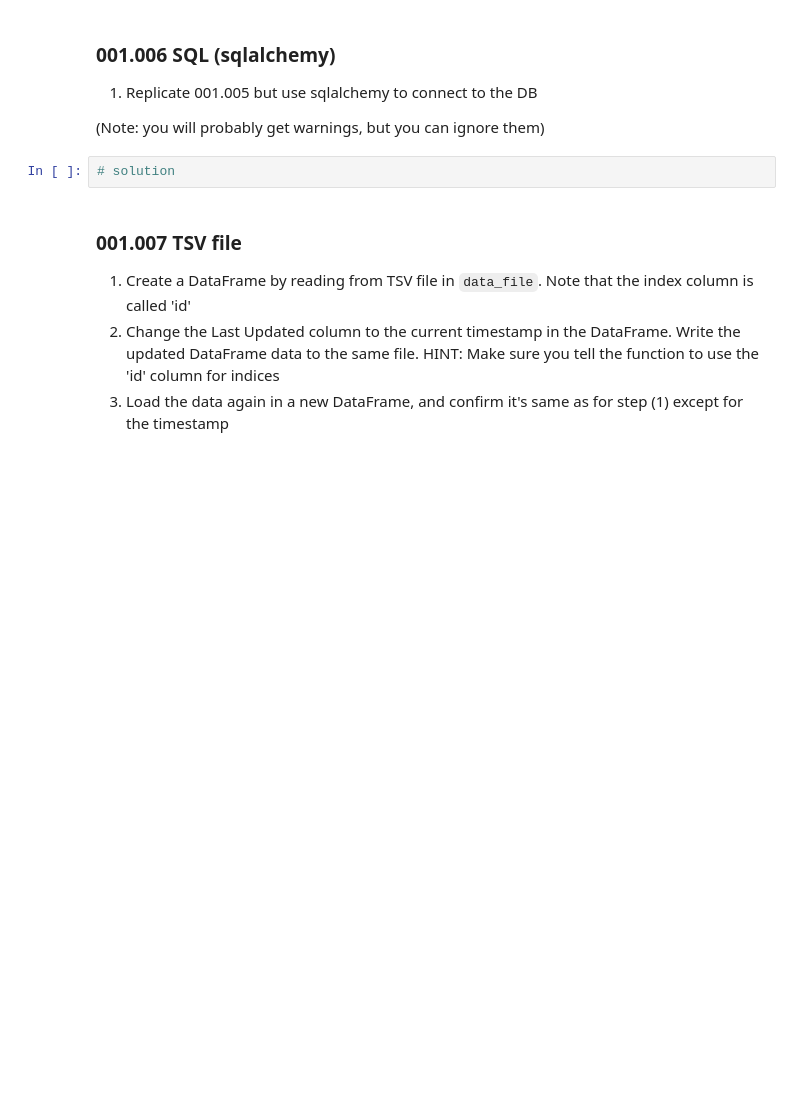
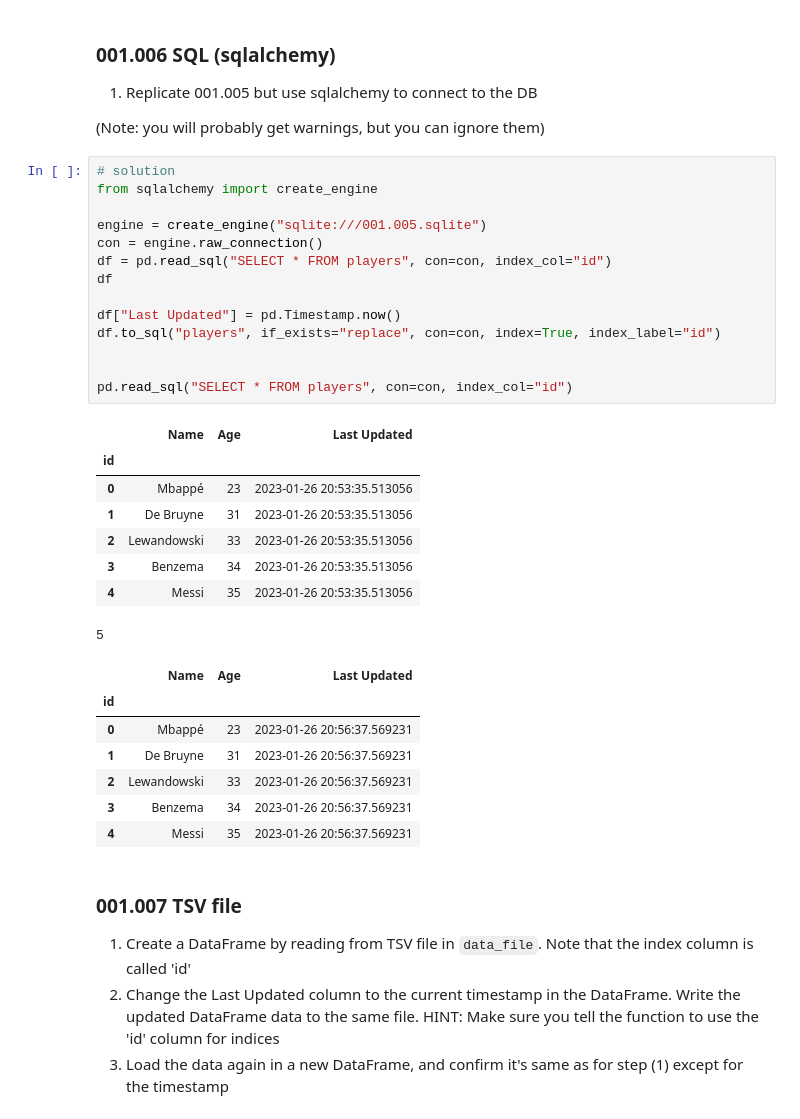
Before and after one commit to gotofritz/jupyter, a Jupyter notebook: katas/pandas_katas/001_pandas.ipynb, the cells around one changed output. Drawn from its saved outputs; the diff is of its cells as text; blank space fills up the shorter version.

```diff
--- a/katas/pandas_katas/001_pandas.ipynb
+++ b/katas/pandas_katas/001_pandas.ipynb
@@ -81,6 +233,34 @@ ages_as_list = [ 23,       31,          33,             34,        35]
 (Note: you will probably get warnings, but you can ignore them)
 # %%
 # solution
+from sqlalchemy import create_engine
+
+engine = create_engine("sqlite:///001.005.sqlite")
+con = engine.raw_connection()
+df = pd.read_sql("SELECT * FROM players", con=con, index_col="id")
+df
+
+df["Last Updated"] = pd.Timestamp.now()
+df.to_sql("players", if_exists="replace", con=con, index=True, index_label="id")
+
+
+pd.read_sql("SELECT * FROM players", con=con, index_col="id")
+# %% [output]
+|  | Name | Age | Last Updated |
+| id |  |  |  |
+| 0 | Mbappé | 23 | 2023-01-26 20:53:35.513056 |
+| 1 | De Bruyne | 31 | 2023-01-26 20:53:35.513056 |
+| 2 | Lewandowski | 33 | 2023-01-26 20:53:35.513056 |
+| 3 | Benzema | 34 | 2023-01-26 20:53:35.513056 |
+| 4 | Messi | 35 | 2023-01-26 20:53:35.513056 |
+5
+|  | Name | Age | Last Updated |
+| id |  |  |  |
+| 0 | Mbappé | 23 | 2023-01-26 20:56:37.569231 |
+| 1 | De Bruyne | 31 | 2023-01-26 20:56:37.569231 |
+| 2 | Lewandowski | 33 | 2023-01-26 20:56:37.569231 |
+| 3 | Benzema | 34 | 2023-01-26 20:56:37.569231 |
+| 4 | Messi | 35 | 2023-01-26 20:56:37.569231 |
 # %% [markdown]
 ### 001.007 TSV file
 
```
Also changed, not shown: parts of 9 cells of this notebook, 13 other files.
